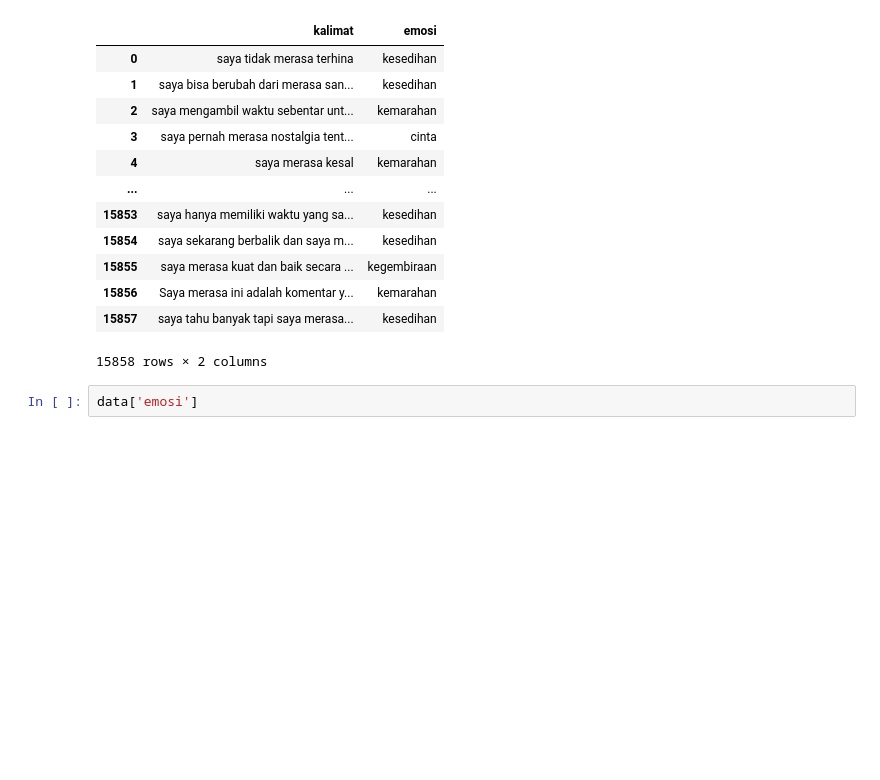
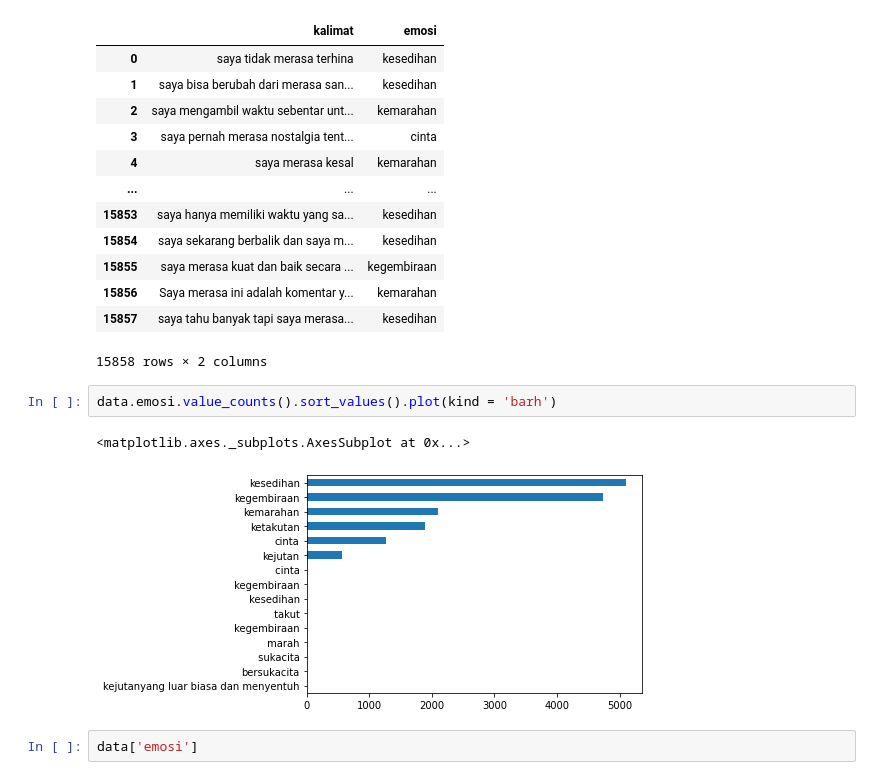
Before and after one commit to imadegunawinangun/NLP-Desi---Deteksi-Emosi, a Jupyter notebook: Desi_Detektor_Emosi.ipynb, the cells around one changed output. Drawn from its saved outputs; the diff is of its cells as text; blank space fills up the shorter version.

```diff
--- a/Desi_Detektor_Emosi.ipynb
+++ b/Desi_Detektor_Emosi.ipynb
@@ -47,6 +46,11 @@ data
 | 15856 | Saya merasa ini adalah komentar y... | kemarahan |
 | 15857 | saya tahu banyak tapi saya merasa... | kesedihan |
 15858 rows × 2 columns
+# %%
+data.emosi.value_counts().sort_values().plot(kind = 'barh')
+# %% [output]
+<matplotlib.axes._subplots.AxesSubplot at 0x...>
+[figure, added]
 # %%
 data['emosi']
 # %% [output]
```
Also changed, not shown: parts of 2 cells of this notebook.
